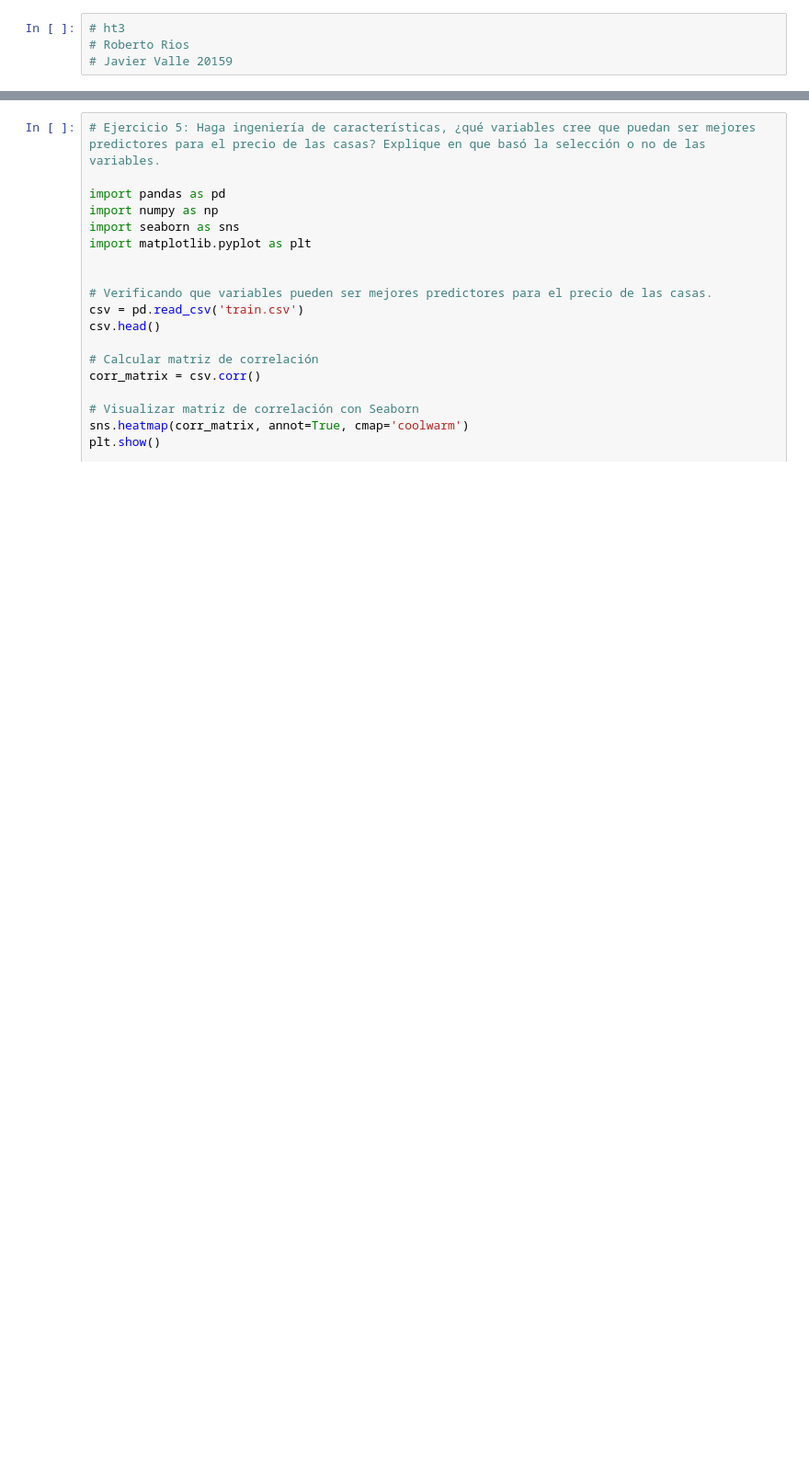
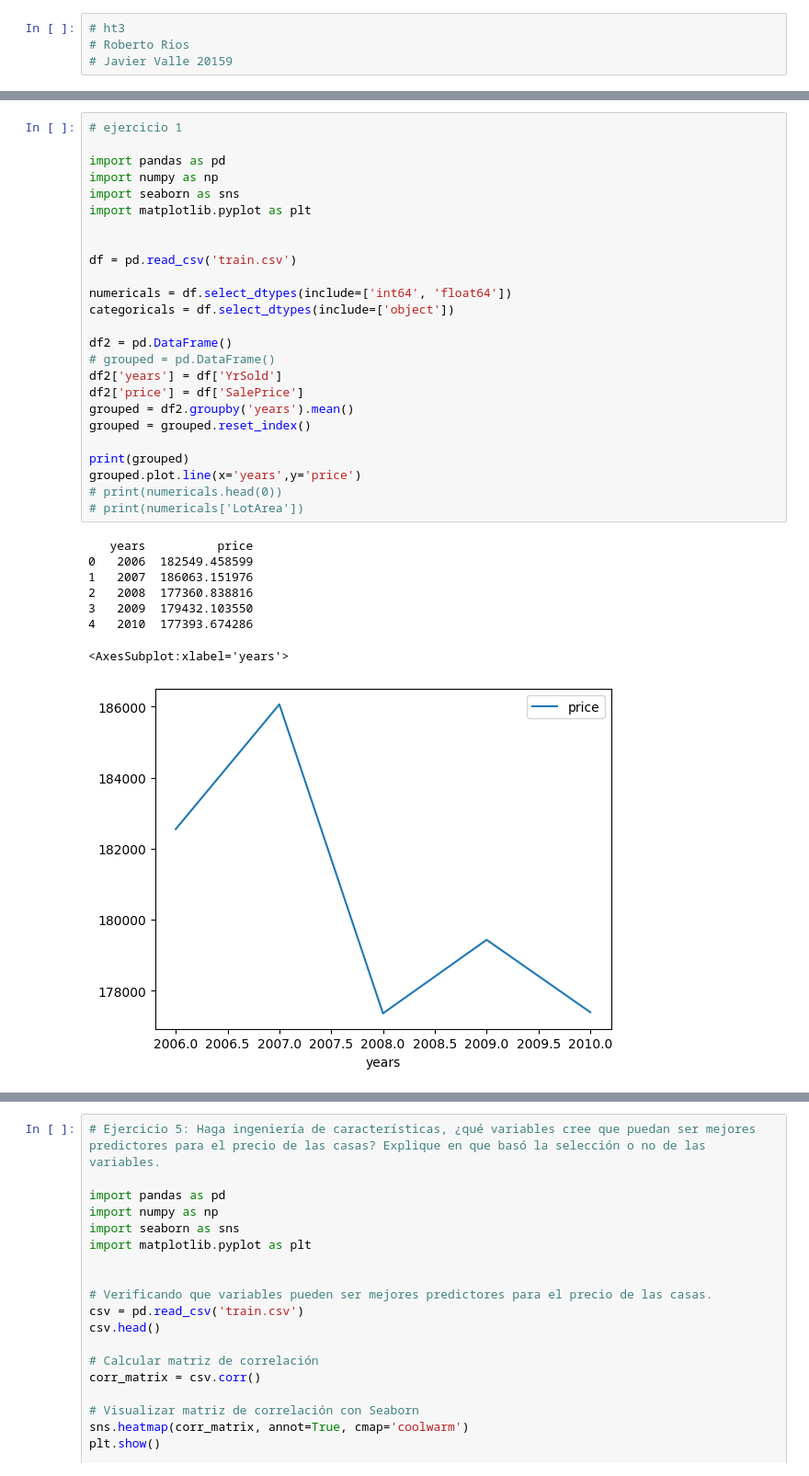
Before and after one commit to Javier19-cmd/HT3, a Jupyter notebook: main.ipynb, the cells around one changed output, grey strips where cells are left out. Shown at 92% size. Drawn from its saved outputs; the diff is of its cells as text; blank space fills up the shorter version.

```diff
--- a/main.ipynb
+++ b/main.ipynb
@@ -4,0 +9,34 @@
+# %%
+# ejercicio 1
+
+import pandas as pd
+import numpy as np
+import seaborn as sns
+import matplotlib.pyplot as plt
+
+
+df = pd.read_csv('train.csv')
+
+numericals = df.select_dtypes(include=['int64', 'float64'])
+categoricals = df.select_dtypes(include=['object'])
+
+df2 = pd.DataFrame()
+# grouped = pd.DataFrame()
+df2['years'] = df['YrSold']
+df2['price'] = df['SalePrice']
+grouped = df2.groupby('years').mean()
+grouped = grouped.reset_index()
+
+print(grouped)
+grouped.plot.line(x='years',y='price')
+# print(numericals.head(0))
+# print(numericals['LotArea'])
+# %% [output]
+   years          price
+0   2006  182549.458599
+1   2007  186063.151976
+2   2008  177360.838816
+3   2009  179432.103550
+4   2010  177393.674286
+<AxesSubplot:xlabel='years'>
+[figure, added]
```
Also changed, not shown: parts of 27 cells of this notebook, 1 other file.
